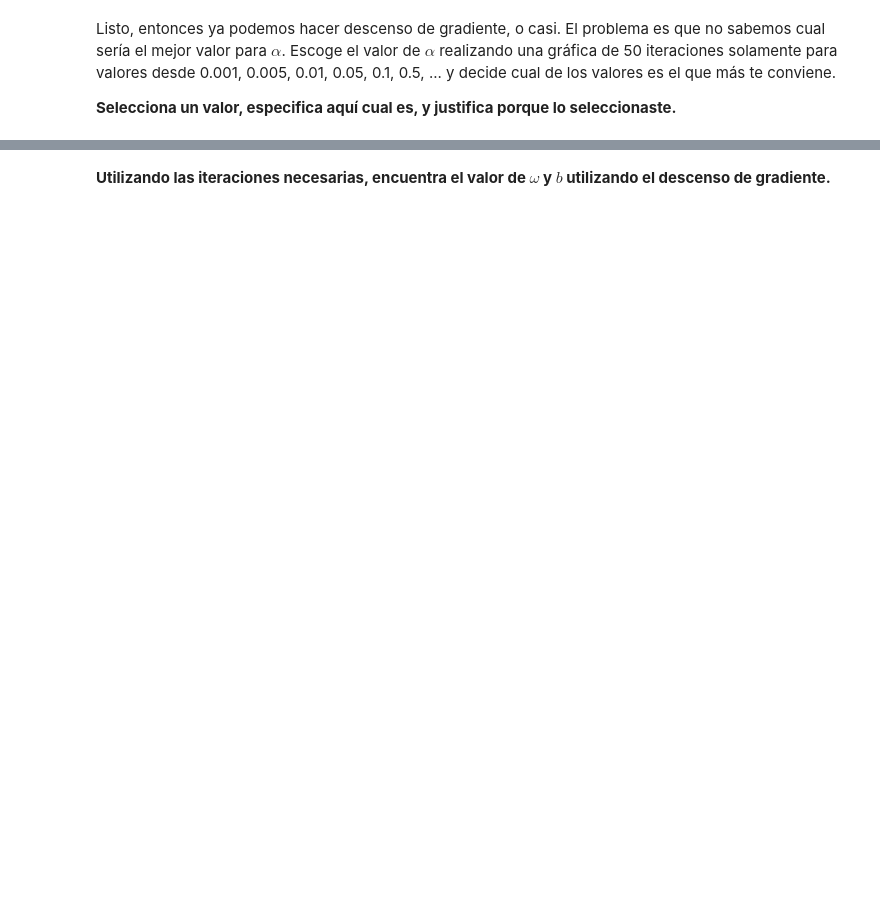
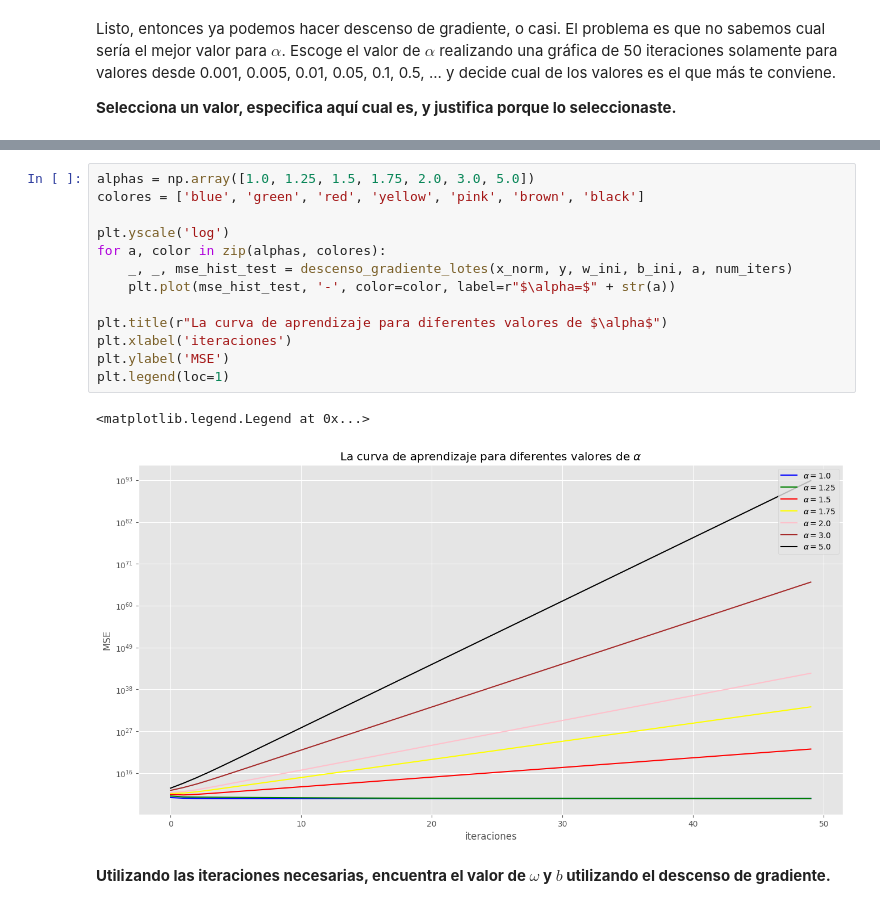
Before and after one commit to IA-UNISON/3-Aprendizaje, a Jupyter notebook: reg_lineal.ipynb, the cells around one changed output, grey strips where cells are left out. Saved outputs shown, nothing was run; the diff lists cells and outputs as text; blank space fills up the shorter version.

```diff
--- a/reg_lineal.ipynb
+++ b/reg_lineal.ipynb
@@ -340,3 +385,19 @@ plt.ylabel('MSE')
+# %%
+alphas = np.array([1.0, 1.25, 1.5, 1.75, 2.0, 3.0, 5.0])
+colores = ['blue', 'green', 'red', 'yellow', 'pink', 'brown', 'black']
+
+plt.yscale('log')
+for a, color in zip(alphas, colores):
+    _, _, mse_hist_test = descenso_gradiente_lotes(x_norm, y, w_ini, b_ini, a, num_iters)
+    plt.plot(mse_hist_test, '-', color=color, label=r"$\alpha=$" + str(a))
+
+plt.title(r"La curva de aprendizaje para diferentes valores de $\alpha$")
+plt.xlabel('iteraciones')
+plt.ylabel('MSE')
+plt.legend(loc=1)
+# %% [output]
+<matplotlib.legend.Legend at 0x...>
+[figure, added]
 # %% [markdown]
 **Utilizando las iteraciones necesarias, encuentra el valor de $\omega$ y $b$ utilizando el descenso de gradiente.**
 # %%
```
Also changed, not shown: parts of 9 cells of this notebook.
